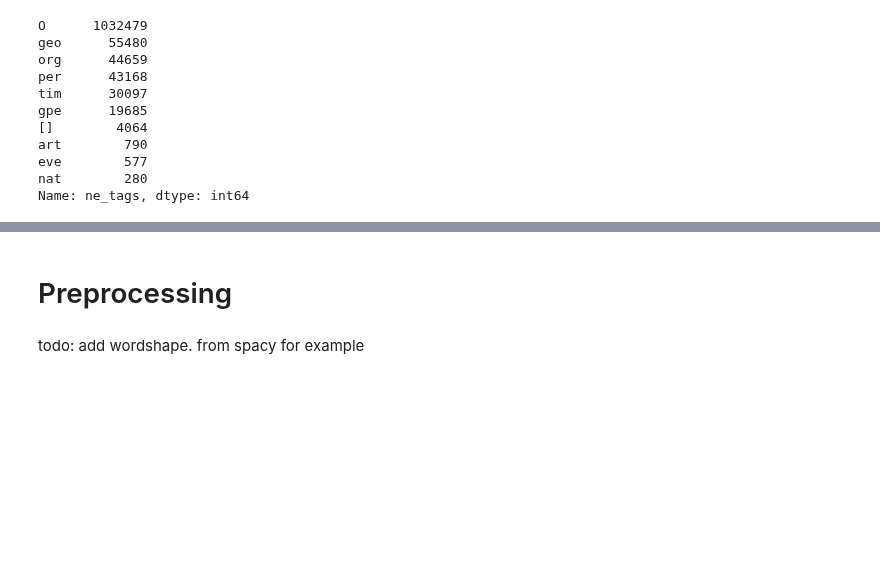
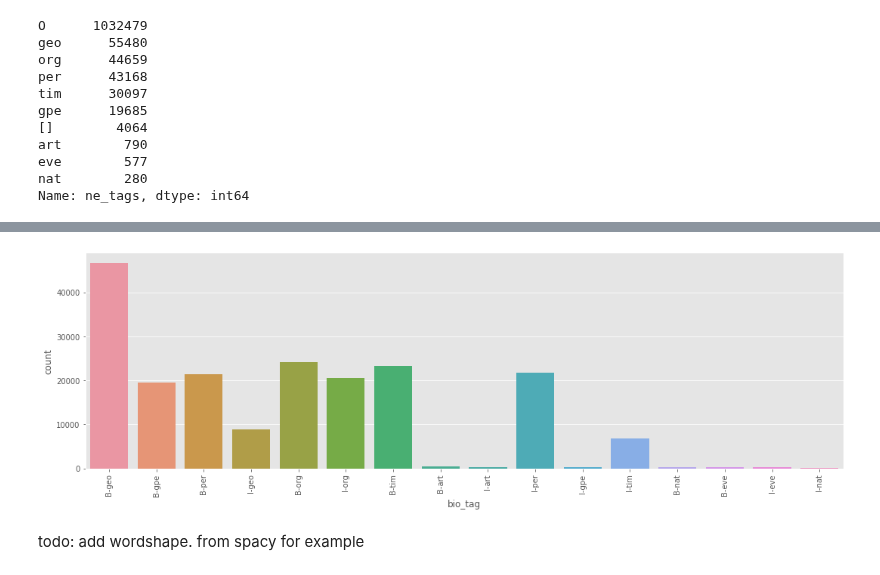
Before and after one commit to OlegBEZb/NLP_advanced_course, a Jupyter notebook: HW2/HW2_NER.ipynb, the cells around one changed output, grey strips where cells are left out. Saved outputs shown, nothing was run; the diff lists cells and outputs as text; code cells hidden in the pictures; blank space fills up the shorter version.

```diff
--- a/HW2/HW2_NER.ipynb
+++ b/HW2/HW2_NER.ipynb
@@ -409,3 +441,5 @@ Name: ne_tags, dtype: int64
+# %%
+voa_data.loc[voa_data['ne_tags'] == '[]', ['ne_tags', 'bio_tag']] = 'O', 'O'
 # %%
 voa_data['bio_tag'].value_counts()
 # %% [output]
@@ -463,5 +464,13 @@ To retain the current behavior and silence the warning, pass 'sort=True'.
-# %% [markdown]
-# Preprocessing
+# %%
+#Words distribution across Tags without O tag
+import seaborn as sns
+plt.figure(figsize=(15, 5))
+ax = sns.countplot('bio_tag', data=voa_data.loc[voa_data['bio_tag'] != 'O'])
+ax.set_xticklabels(ax.get_xticklabels(), rotation=90, ha="center")
+plt.tight_layout()
+plt.show()
+# %% [output]
+[figure, added]
 # %% [markdown]
 todo: add wordshape. from spacy for example
 # %%
```
Also changed, not shown: parts of 27 cells of this notebook.
